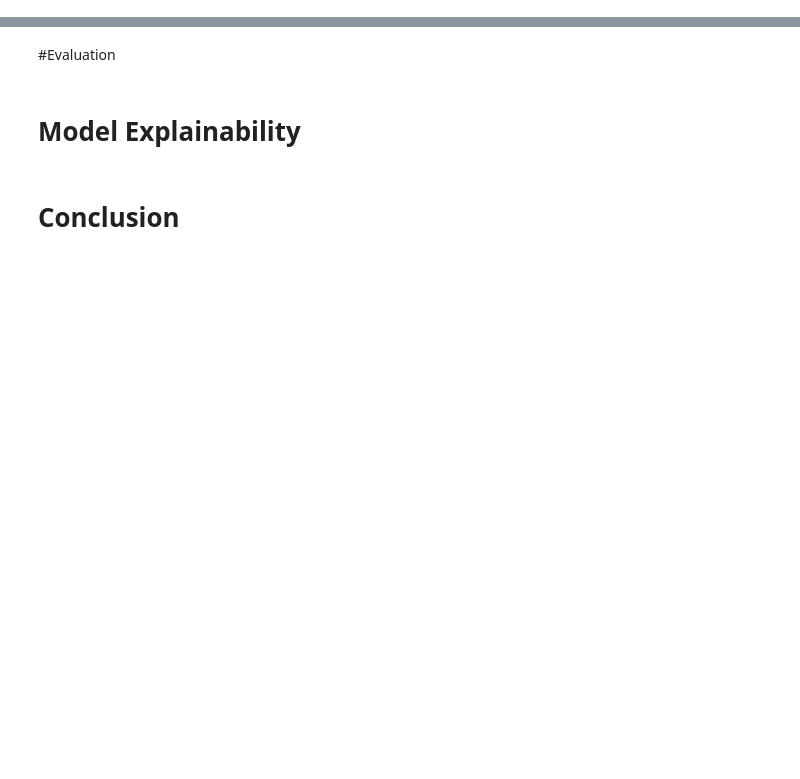
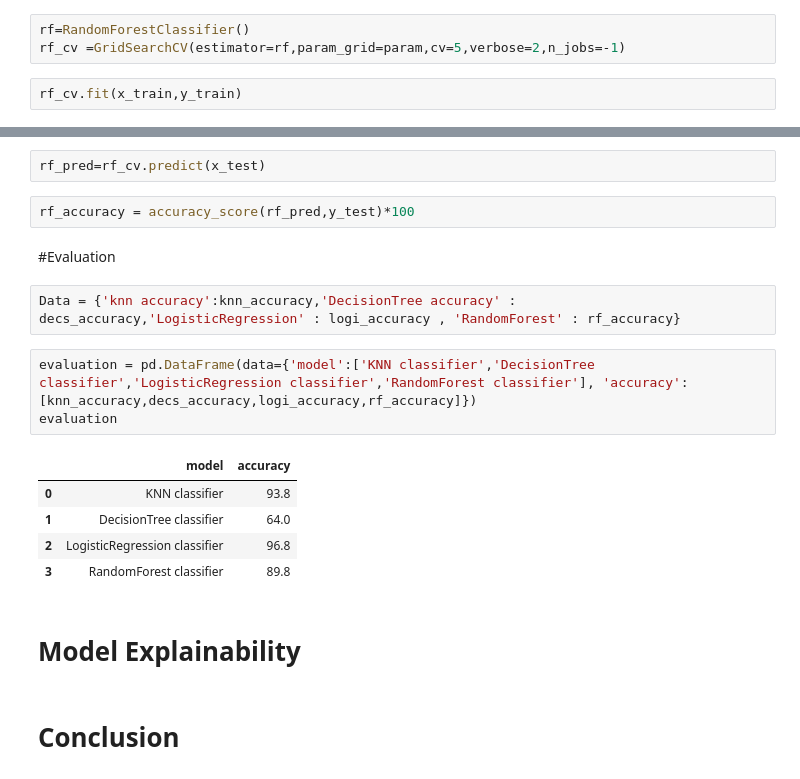
Before and after one commit to Datawithabhishek/Mobile-Price-Range-Prediction, a Jupyter notebook: Untitled16.ipynb, the cells around one changed output, grey strips where cells are left out. Drawn from its saved outputs; the diff is of its cells as text; blank space fills up the shorter version.

```diff
--- a/Untitled16.ipynb
+++ b/Untitled16.ipynb
@@ -535,0 +543,5 @@ logi_accuracy
+# %%
+rf=RandomForestClassifier()
+rf_cv =GridSearchCV(estimator=rf,param_grid=param,cv=5,verbose=2,n_jobs=-1)
+# %%
+rf_cv.fit(x_train,y_train)
@@ -536,5 +556,20 @@ logi_accuracy
+# %%
+rf_pred=rf_cv.predict(x_test)
+# %%
+rf_accuracy = accuracy_score(rf_pred,y_test)*100
 # %% [markdown]
 #Evaluation
+# %%
+Data = {'knn accuracy':knn_accuracy,'DecisionTree accuracy' : decs_accuracy,'LogisticRegression' : logi_accuracy , 'RandomForest' : rf_accuracy}
+# %%
+evaluation = pd.DataFrame(data={'model':['KNN classifier','DecisionTree classifier','LogisticRegression classifier','RandomForest classifier'], 'accuracy':[knn_accuracy,decs_accuracy,logi_accuracy,rf_accuracy]})
+evaluation
+# %% [output]
+|  | model | accuracy |
+| 0 | KNN classifier | 93.8 |
+| 1 | DecisionTree classifier | 64.0 |
+| 2 | LogisticRegression classifier | 96.8 |
+| 3 | RandomForest classifier | 89.8 |
 # %% [markdown]
 # Model Explainability
 # %% [markdown]
```
Also changed, not shown: parts of 13 cells of this notebook.
